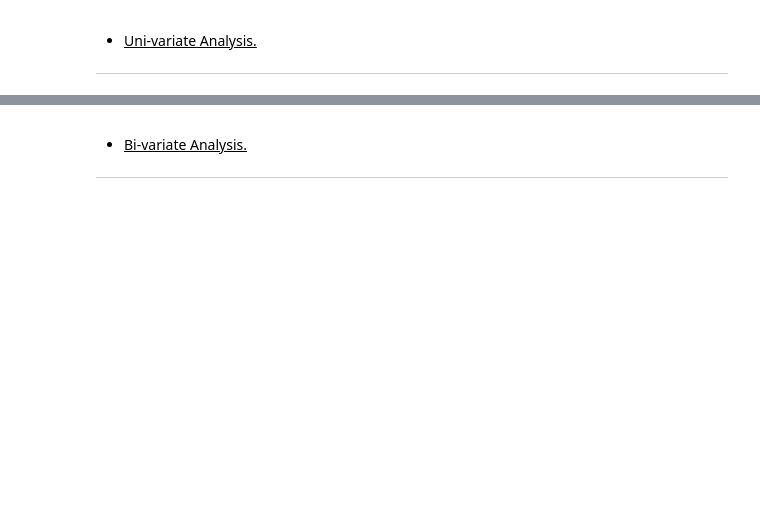
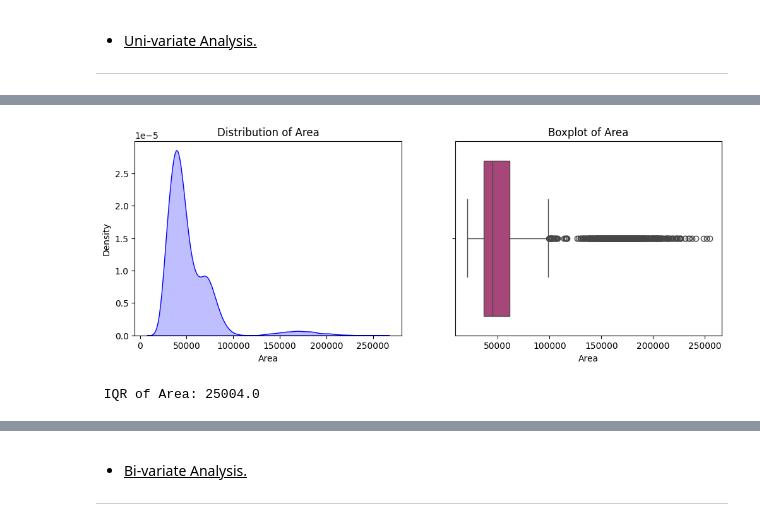
Before and after one commit to Sandipan-Roy/sr, a Jupyter notebook: ML/Regression/Logistic_Regression/LogisticRegression_SandipanRoy_1_20260225.ipynb, the cells around one changed output, grey strips where cells are left out. Cells and saved outputs as stored; diff of their text form; code cells hidden in the pictures; blank space fills up the shorter version.

```diff
--- a/ML/Regression/Logistic_Regression/LogisticRegression_SandipanRoy_1_20260225.ipynb
+++ b/ML/Regression/Logistic_Regression/LogisticRegression_SandipanRoy_1_20260225.ipynb
@@ -353,7 +477,9 @@ print(f"Total number of data points: {total_datapoints}")
 # %%
-def plot_univariate_distribution(df, column, plot_type="histogram", plot_width=6, plot_height=4):
+def plot_univariate_distribution(df, column, plot_type="histogram", plot_width=12, plot_height=4):
     """
-    This function plots the univariate distribution of a specified column in the DataFrame.
+    This function plots the univariate distribution of a specified column in the DataFrame
+    using the specified plot type (histogram, boxplot, or countplot). It also calculates
+    and prints the Interquartile Range (IQR) of the specified column.
 
     Parameters:
     df (pd.DataFrame): The DataFrame containing the data.
@@ -364,30 +490,46 @@ def plot_univariate_distribution(df, column, plot_type="histogram", plot_width=6
     None
     """
 
-    fig = plt.figure(figsize=(plot_width, plot_height))
+    fig, (ax1,ax2) = plt.subplots(nrows=1, ncols=2, figsize=(plot_width, plot_height))
+
+    sns.kdeplot(df[column], shade=True, color='blue', ax=ax1)
+    ax1.set_title(f'Distribution of {column.capitalize()}')
+    ax1.set_xlabel(column.capitalize())
+    #plt.figure(figsize=(6, 4))
+
+    #plt.title(f'Distribution of {column.capitalize()}')
+    #plt.xlabel(column.capitalize())
 
     if plot_type != "boxplot":
         if plot_type == "histogram":
-            ax = sns.histplot(df[column], kde=True, color='blue')
-            plt.ylabel('Frequency')
+            ax2 = sns.histplot(df[column], kde=True, color='blue')
+            ax2.set_ylabel('Frequency')
+            ax2.set_title(f'{plot_type.capitalize()} of {column.capitalize()}')
+            #plt.ylabel('Frequency')
+            #plt.title(f'{plot_type.capitalize()} of {column.capitalize()}')
         elif plot_type == "countplot":
-            ax = sns.countplot(x=df[column], palette='magma')
-            plt.ylabel('Count')
+            ax2 = sns.countplot(x=df[column], palette='magma')
+            ax2.set_ylabel('Count')
+            ax2.set_title(f'{plot_type.capitalize()} of {column.capitalize()}')
         else:
             raise ValueError("Invalid plot type. Use 'histogram' or 'boxplot' or 'countplot'.")
 
-        for p in ax.patches:
+        for p in ax2.patches:
             percentage = '{:.2f}%'.format(100 * p.get_height() / total_datapoints)
             x = p.get_x() + p.get_width()/5
             y = p.get_y() + p.get_height()
-            ax.annotate(percentage, (x, y))
+            ax2.annotate(percentage, (x, y))
 
     else:
-        ax = sns.boxplot(x=df[column], palette='magma')
+        ax2 = sns.boxplot(x=df[column], palette='magma')
+        ax2.set_title(f'{plot_type.capitalize()} of {column.capitalize()}')
 
 
-    plt.title(f'{plot_type.capitalize()} of {column.capitalize()}')
-    plt.xlabel(column.capitalize())
+
+    ax2.set_xlabel(column.capitalize())
     plt.show()
+
+    iqr_column = df[column].quantile(0.75) - df[column].quantile(0.25)
+    print(f" IQR of {column.capitalize()}: {iqr_column}")
 # %%
 numerical_columns, categorical_columns
@@ -394,2 +554,5 @@ numerical_columns, categorical_columns
 # %%
-plot_univariate_distribution(data, column="age", plot_type="histogram")
+plot_univariate_distribution(data, column="Area", plot_type="boxplot")
+# %% [output]
+[figure, added]
+ IQR of Area: 25004.0
```
Also changed, not shown: parts of 126 cells of this notebook, 3 other files.
